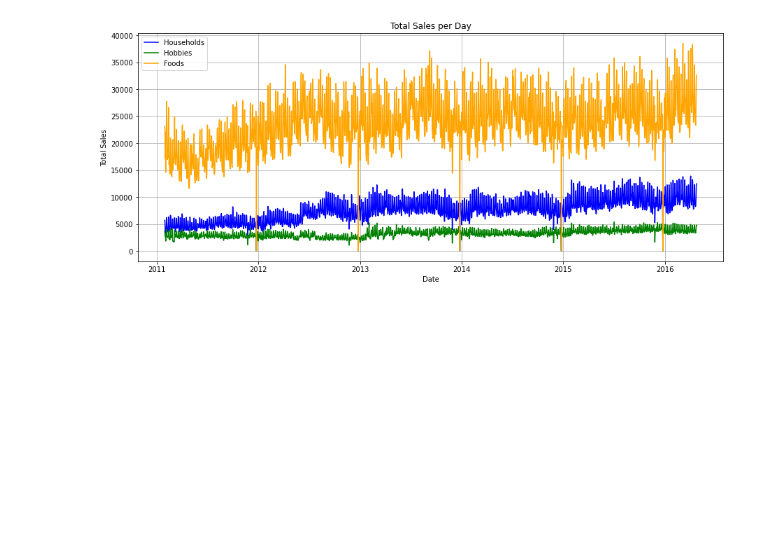
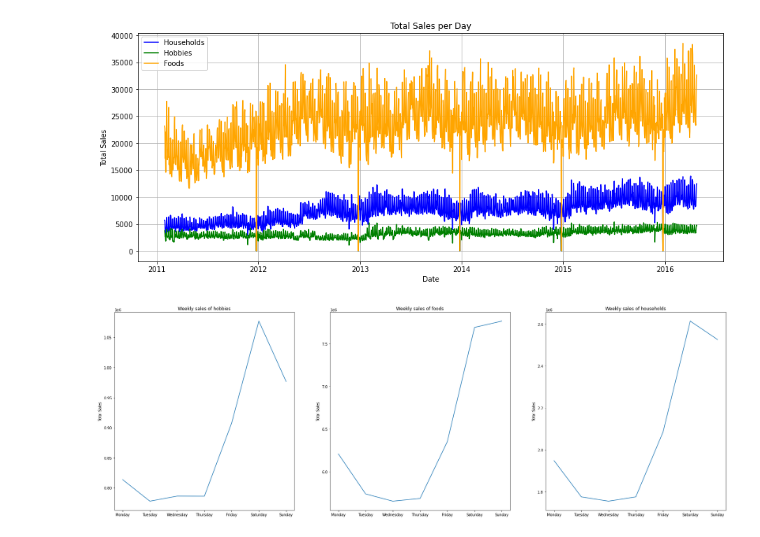
Before and after one commit to aaronmonash24/FYP, a Jupyter notebook: Data Analysis/DataExploration.ipynb, the cells around one changed output. Cells and saved outputs as stored; diff of their text form; code cells hidden in the pictures; blank space fills up the shorter version.

```diff
--- a/Data Analysis/DataExploration.ipynb
+++ b/Data Analysis/DataExploration.ipynb
@@ -999,3 +928,29 @@ plt.legend()
 plt.show()
 # %% [output]
 [figure]
+# %%
+day_order = ['Monday', 'Tuesday', 'Wednesday', 'Thursday', 'Friday', 'Saturday','Sunday']
+weekly_sales = (hobbies.groupby('weekday')['sold'].sum().reset_index().assign(weekday=lambda x: pd.Categorical(x['weekday'], categories = day_order, ordered=True)).sort_values('weekday'))
+weekly_sales_foods = (foods.groupby('weekday')['sold'].sum().reset_index().assign(weekday=lambda x: pd.Categorical(x['weekday'], categories = day_order, ordered=True)).sort_values('weekday'))
+weekly_sales_hh = (households.groupby('weekday')['sold'].sum().reset_index().assign(weekday=lambda x: pd.Categorical(x['weekday'], categories = day_order, ordered=True)).sort_values('weekday'))
+
+fig, axs = plt.subplots(1, 3, figsize=(30, 10), sharex=True)
+
+# Plot weekly sales for hobbies
+axs[0].plot(weekly_sales['weekday'], weekly_sales['sold'])
+axs[0].set_title('Weekly sales of hobbies')
+axs[0].set_ylabel('Total Sales')
+
+# Plot weekly sales for foods
+axs[1].plot(weekly_sales_foods['weekday'], weekly_sales_foods['sold'])
+axs[1].set_title('Weekly sales of foods')
+axs[1].set_ylabel('Total Sales')
+
+# Plot weekly sales for households
+axs[2].plot(weekly_sales_hh['weekday'], weekly_sales_hh['sold'])
+axs[2].set_title('Weekly sales of households')
+axs[2].set_ylabel('Total Sales')
+
+plt.show()
+# %% [output]
+[figure, added]
```
Also changed, not shown: parts of 48 cells of this notebook.
